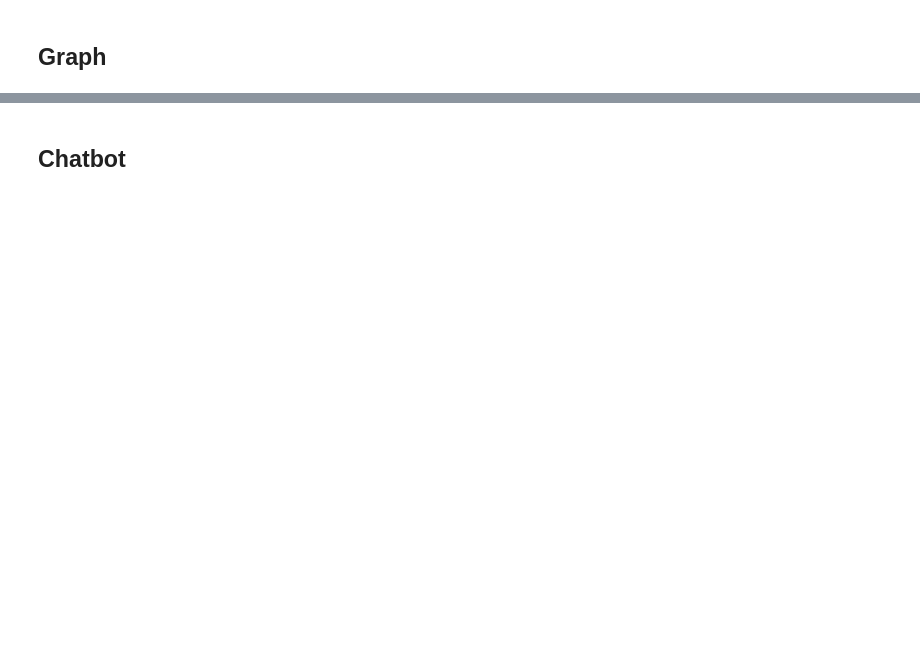
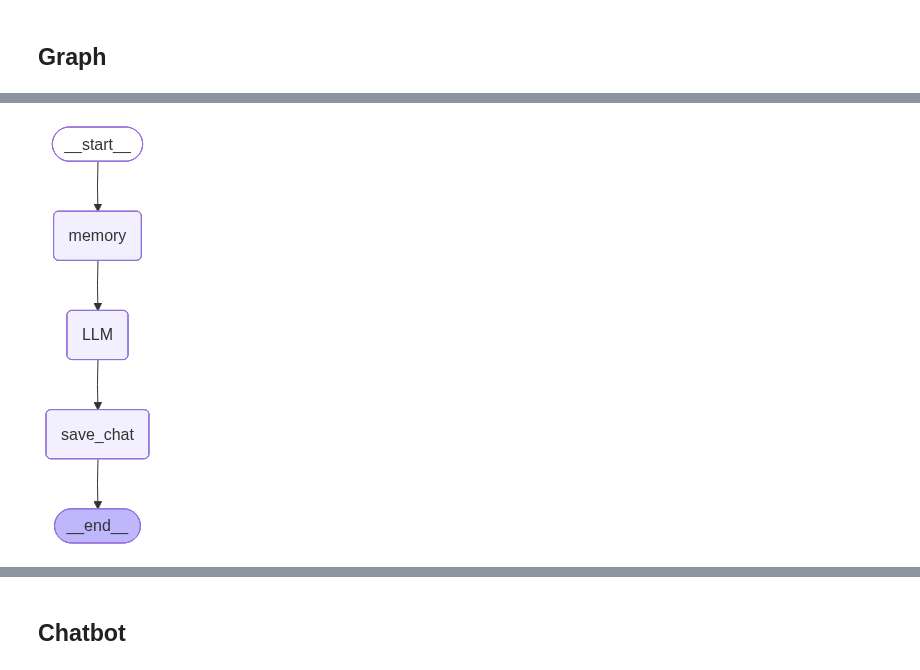
Before and after one commit to PawanKrGunjan/GenerativeAI, a Jupyter notebook: PersonalAgent/personal_agent.ipynb, the cells around one changed output, grey strips where cells are left out. Drawn from its saved outputs; the diff is of its cells as text; code cells hidden in the pictures; blank space fills up the shorter version.

```diff
--- a/PersonalAgent/personal_agent.ipynb
+++ b/PersonalAgent/personal_agent.ipynb
@@ -606,6 +674,0 @@ class AgentState(TypedDict):
-# %%
-state = AgentState(messages=['Hi, I am Rupam & You?'],
-                   user_id='PawanKrGunjan',
-                   ltm_context='You are representing here user id & free to provide answer on behalf of user_id')
-
-state
@@ -979,0 +712,8 @@ def build_graph(
+# %%
+def get_last_human(state: AgentState) -> Optional[str]:
+    for m in reversed(state.get("messages", [])):
+        if isinstance(m, HumanMessage):
+            return m.content.strip()
+    return None
+
+get_last_human(state)
@@ -980,19 +843,30 @@ def build_graph(
 # %%
-user_id = 'PawanKrGunjan'
-embeddings_model = get_embeddings()  # OllamaEmbeddings(nomic)
+user_id = "PawanKrGunjan"
+role = "Friend"
+
+# ---- Core Setup ----
+embeddings_model = get_embeddings()   # OllamaEmbeddings(nomic)
 log = setup_logger(user_id)
 conn = get_pg_connection()
 
-# Tables ✅
+# ---- Ensure Tables Exist ----
 setup_facts_table(conn, log)
 setup_chat_history_table(conn, log)
 setup_documents_table(conn, log)
 setup_document_chunks_table(conn, log)
 
-sync_documents_to_db(conn, log)  # ✅
+# ---- Sync Documents to DB (One-time or scheduled) ----
+sync_documents_to_db(conn, log)
 
-# FIXED: Pass embeddings_model
+# ---- Build LangGraph ----
 checkpointer = MemorySaver()
-graph = build_graph(checkpointer, conn, embeddings_model, log)  # ← embeddings_model
+
+graph = build_graph(
+    checkpointer=checkpointer,
+    pg_conn=conn,
+    embeddings_model=embeddings_model,
+    logger=log,
+)
+
 log.info("✅ LangGraph compiled with chat RAG")
 # %% [output]
@@ -1041,0 +888,7 @@ save_graph_visualization(graph, log)
+# %%
+from IPython.display import display, Image
+
+mermaid_png = graph.get_graph().draw_mermaid_png()
+display(Image(mermaid_png))
+# %% [output]
+[figure, added]
```
Also changed, not shown: parts of 45 cells of this notebook.
